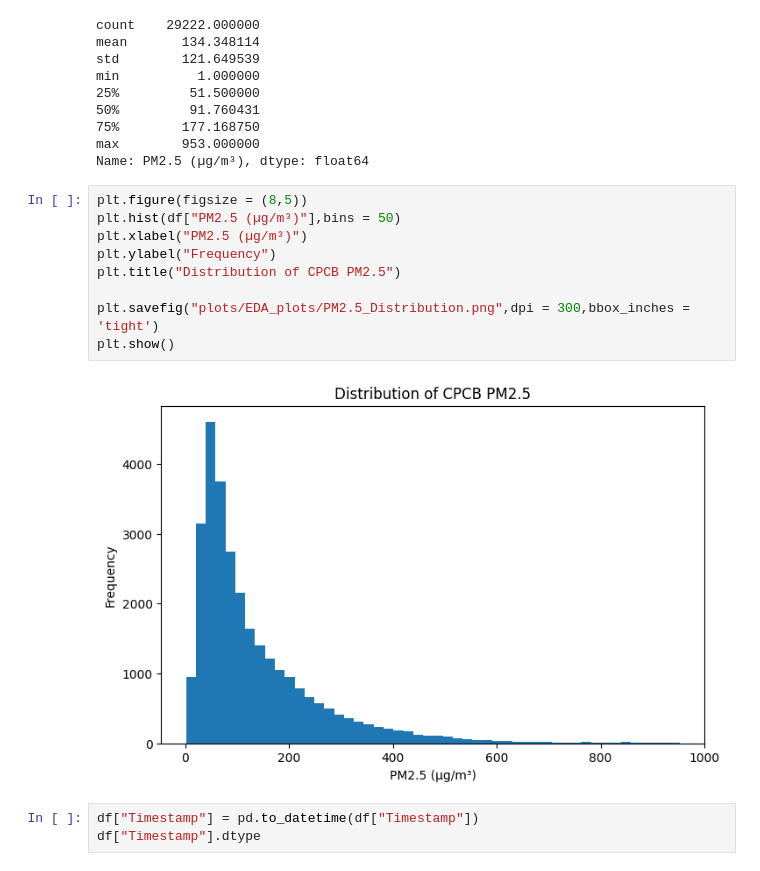
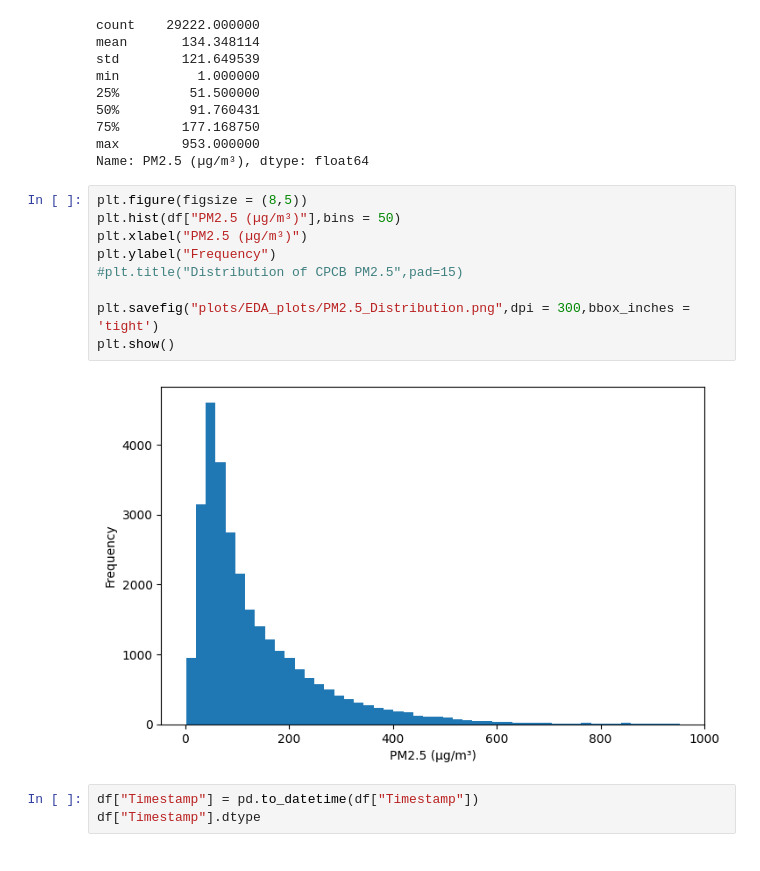
Before and after one commit to lubnashahanas07/PM25-Prediction-Using-Machine-Learning, a Jupyter notebook: preprocessing.ipynb, the cells around one changed output. Drawn from its saved outputs; the diff is of its cells as text.

```diff
--- a/preprocessing.ipynb
+++ b/preprocessing.ipynb
@@ -89,14 +89,14 @@ Name: PM2.5 (µg/m³), dtype: float64
 # %%
 plt.figure(figsize = (8,5))
 plt.hist(df["PM2.5 (µg/m³)"],bins = 50)
 plt.xlabel("PM2.5 (µg/m³)")
 plt.ylabel("Frequency")
-plt.title("Distribution of CPCB PM2.5")
+#plt.title("Distribution of CPCB PM2.5",pad=15)
 
 plt.savefig("plots/EDA_plots/PM2.5_Distribution.png",dpi = 300,bbox_inches = 'tight')
 plt.show()
 # %% [output]
-[figure, old version]
+[figure, new version]
 # %%
 df["Timestamp"] = pd.to_datetime(df["Timestamp"])
 df["Timestamp"].dtype
```
Also changed, not shown: parts of 6 cells of this notebook, 18 other files.
